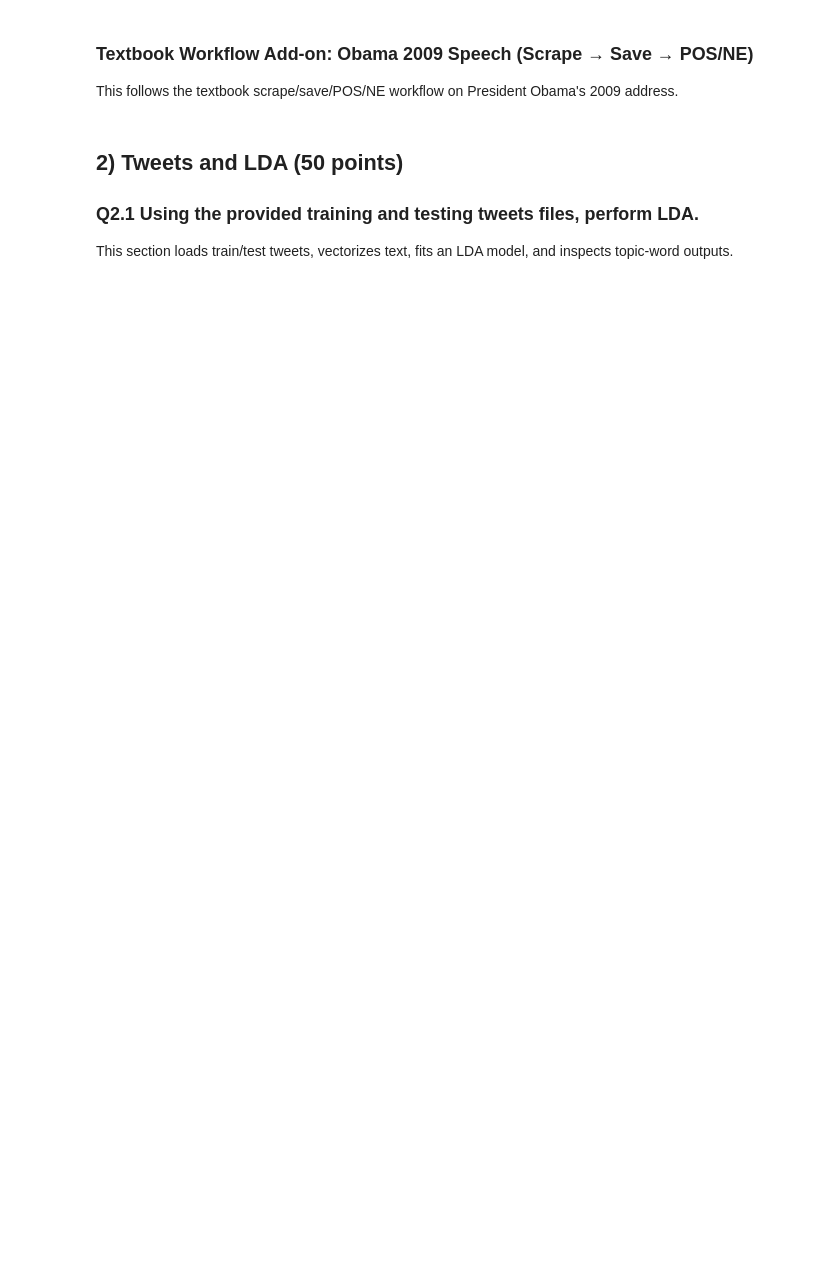
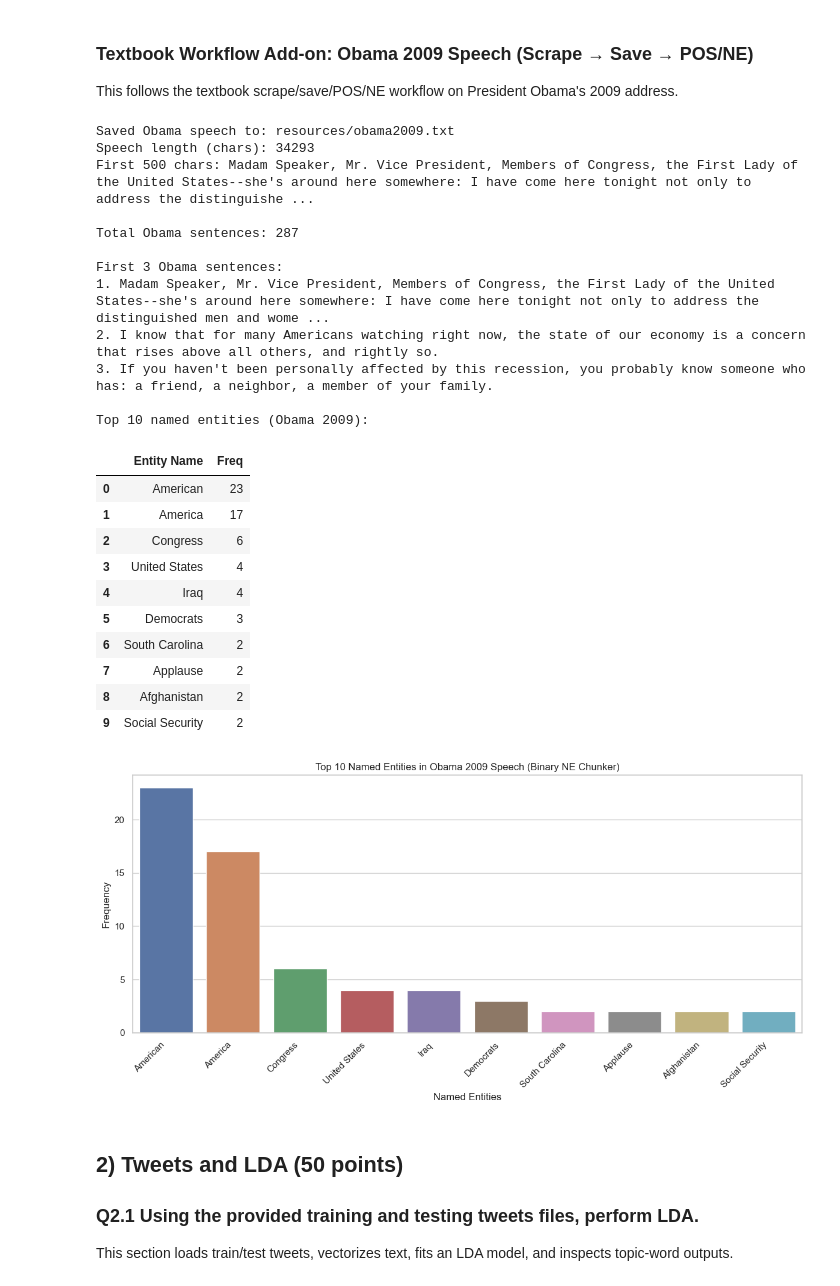
Before and after one commit to LaunchSpark/AdvData, a Jupyter notebook: homework/homework2/code/setup.ipynb, the cells around one changed output. Cells and saved outputs as stored; diff of their text form; code cells hidden in the pictures; blank space fills up the shorter version.

```diff
--- a/homework/homework2/code/setup.ipynb
+++ b/homework/homework2/code/setup.ipynb
@@ -197,11 +197,18 @@ This follows the textbook scrape/save/POS/NE workflow on President Obama's 2009
 
 from urllib.request import urlopen
 from bs4 import BeautifulSoup
+from pathlib import Path
+
+# define the resources directory (used for saving the text file)
+OBAMA_RESOURCES = Path("resources")
+OBAMA_RESOURCES.mkdir(parents=True, exist_ok=True)
 
 # 1) Visit The American Presidency Project page and load HTML
 wp = "https://www.presidency.ucsb.edu/node/286218"
 pageSource = urlopen(wp).read()
-pa2009 = BeautifulSoup(pageSource, "lxml")
+# use the built‑in HTML parser (avoids needing lxml);
+# alternatively you could install lxml with `%pip install lxml`
+pa2009 = BeautifulSoup(pageSource, "html.parser")
 
 # 2) Locate the speech content (as in the textbook)
 maincontainer = pa2009.find("div", class_="main-container container")
@@ -218,25 +225,20 @@ if not content_p:
 
 # 3) Extract paragraph text and join into a single speech string
 paragraphs = [p.get_text().strip() for p in content_p]
-speech_obama = "
-".join(paragraphs)
+speech_obama = " ".join(paragraphs)
 
 # 4) Save speech to a local plain text file (store in RESOURCES for consistency)
-obama_out_path = RESOURCES / "obama2009.txt"
+obama_out_path = OBAMA_RESOURCES / "obama2009.txt"
 obama_out_path.write_text(speech_obama, encoding="utf-8")
 
 print("Saved Obama speech to:", obama_out_path)
 print("Speech length (chars):", len(speech_obama))
-print("
-First 500 chars:
-", speech_obama[:500])
+print("First 500 chars:", speech_obama[:500])
 
 # 5) Parse the sentences of the speech
 sentences_obama = nltk.sent_tokenize(speech_obama)
-print("
-Total Obama sentences:", len(sentences_obama))
-print("
-First 3 Obama sentences:")
+print("\nTotal Obama sentences:", len(sentences_obama))
+print("\nFirst 3 Obama sentences:")
 for i, s in enumerate(sentences_obama[:3], start=1):
     print(f"{i}. {s}")
 
@@ -264,35 +266,59 @@ entity_names_obama = []
 for tree in chunked_sentences_obama:
     entity_names_obama.extend(get_entity_names(tree))
 
 from collections import Counter
 import pandas as pd
 
 data_names_obama = Counter(entity_names_obama)
 df_obama_entities = pd.DataFrame(list(data_names_obama.items()), columns=["Entity Name", "Freq"])
 df_obama_entities = df_obama_entities.sort_values("Freq", ascending=False).reset_index(drop=True)
 
-print("
-Top 10 named entities (Obama 2009):")
+print("\nTop 10 named entities (Obama 2009):")
 display(df_obama_entities.head(10))
 
 # Optional: quick plot (matches your existing style)
 import matplotlib.pyplot as plt
 import seaborn as sns
 
 plt.figure(figsize=(12, 6))
 ax = sns.barplot(
     data=df_obama_entities.head(10),
     x="Entity Name",
     y="Freq",
     hue="Entity Name",
     legend=False
 )
 ax.set_title("Top 10 Named Entities in Obama 2009 Speech (Binary NE Chunker)")
 ax.set_xlabel("Named Entities")
 ax.set_ylabel("Frequency")
 plt.xticks(rotation=45, ha="right")
 plt.tight_layout()
 plt.show()
+# %% [output]
+Saved Obama speech to: resources/obama2009.txt
+Speech length (chars): 34293
+First 500 chars: Madam Speaker, Mr. Vice President, Members of Congress, the First Lady of the United States--she's around here somewhere: I have come here tonight not only to address the distinguishe ...
+
+Total Obama sentences: 287
+
+First 3 Obama sentences:
+1. Madam Speaker, Mr. Vice President, Members of Congress, the First Lady of the United States--she's around here somewhere: I have come here tonight not only to address the distinguished men and wome ...
+2. I know that for many Americans watching right now, the state of our economy is a concern that rises above all others, and rightly so.
+3. If you haven't been personally affected by this recession, you probably know someone who has: a friend, a neighbor, a member of your family.
+
+Top 10 named entities (Obama 2009):
+|  | Entity Name | Freq |
+| 0 | American | 23 |
+| 1 | America | 17 |
+| 2 | Congress | 6 |
+| 3 | United States | 4 |
+| 4 | Iraq | 4 |
+| 5 | Democrats | 3 |
+| 6 | South Carolina | 2 |
+| 7 | Applause | 2 |
+| 8 | Afghanistan | 2 |
+| 9 | Social Security | 2 |
+[figure, added]
 # %% [markdown]
 ## 2) Tweets and LDA (50 points)
 
```
Also changed, not shown: parts of 6 cells of this notebook, 1 other file.
